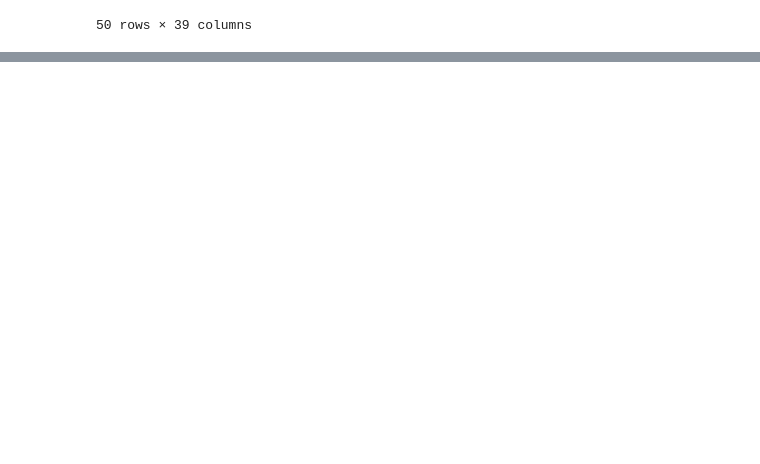
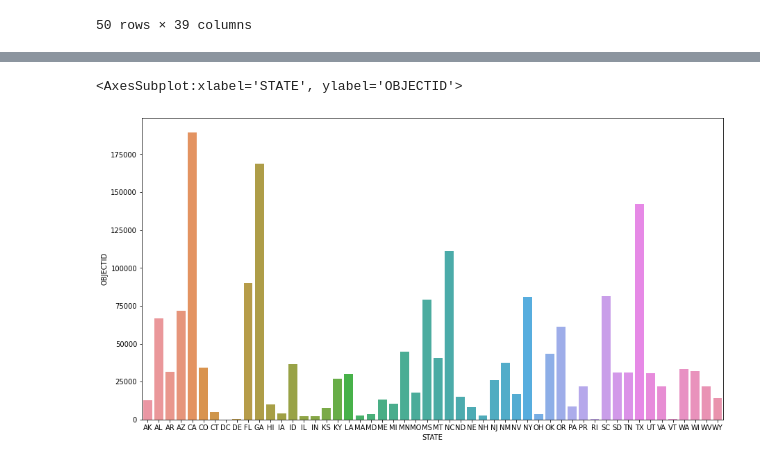
Before and after one commit to arminhazo/wildfires, a Jupyter notebook: notebooks/wildfires_data_exploration.ipynb, the cells around one changed output, grey strips where cells are left out. Drawn from its saved outputs; the diff is of its cells as text; code cells hidden in the pictures; blank space fills up the shorter version.

Commit message:
Data Exploration: Count by year and Count by state

```diff
--- a/notebooks/wildfires_data_exploration.ipynb
+++ b/notebooks/wildfires_data_exploration.ipynb
@@ -77,0 +107,9 @@ fires_df
+# %%
+db.execute("""
+    SELECT *
+    FROM fires
+    ORDER BY STATE
+    """)
+rows_all = db.fetchall()
+# %%
+all_fires_df = pd.DataFrame(rows_all)
@@ -77,0 +120,2 @@ fires_df
+# %%
+all_fires_df.columns = [i[0] for i in db.description]
@@ -77,0 +158,2 @@ fires_df
+# %%
+count_by_state = all_fires_df.groupby('STATE').count()
@@ -77,0 +182,6 @@ fires_df
+# %%
+plt.figure(figsize=(15,8))
+sns.barplot(x = count_by_state.index, y = count_by_state['OBJECTID'])
+# %% [output]
+<AxesSubplot:xlabel='STATE', ylabel='OBJECTID'>
+[figure, added]
```
Also changed, not shown: parts of 14 cells of this notebook.
